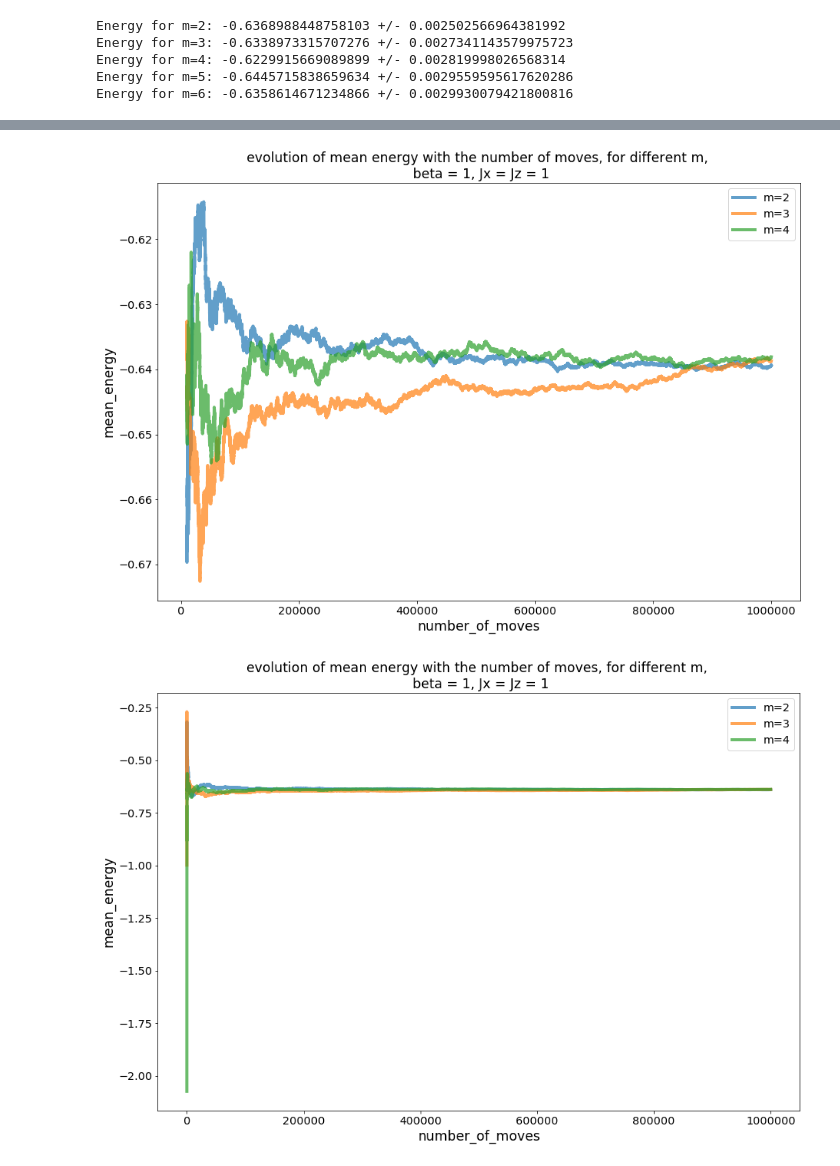
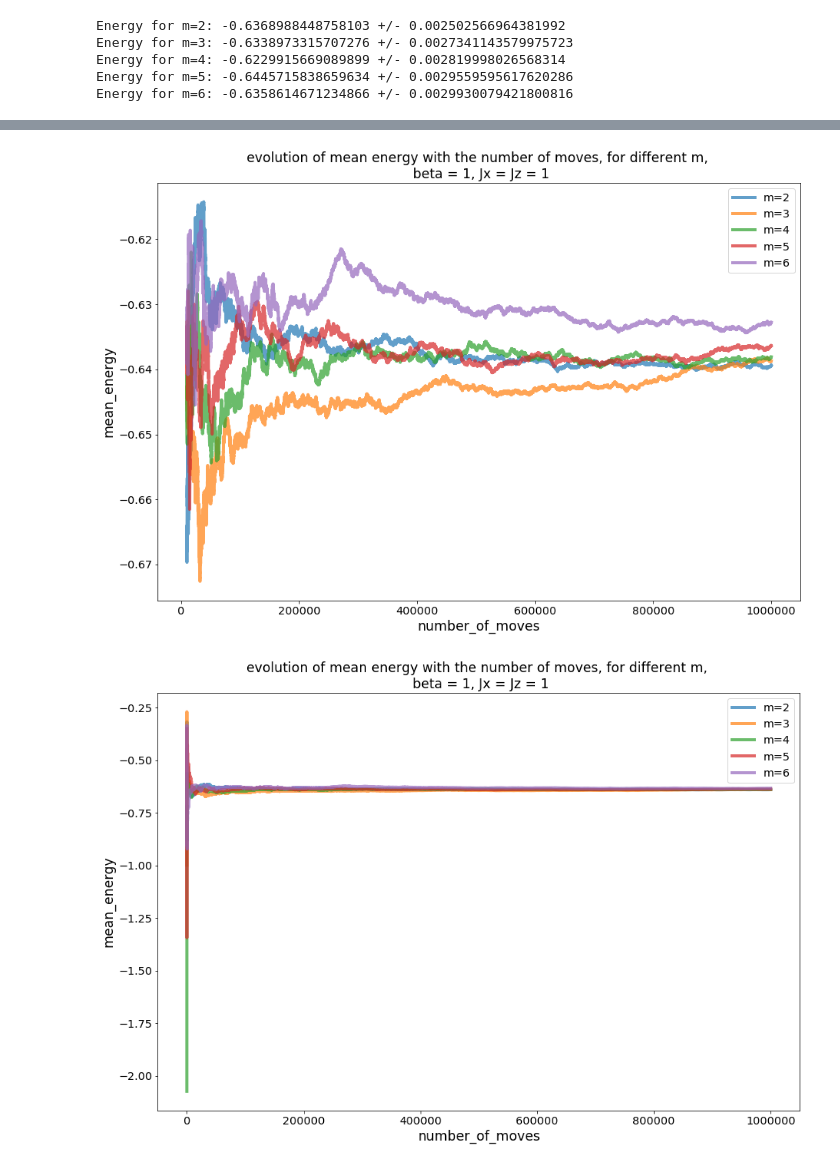
Before and after one commit to barthelemymp/Quantum_MC, a Jupyter notebook: results/local_result.ipynb, the cells around one changed output, grey strips where cells are left out. Saved outputs shown, nothing was run; the diff lists cells and outputs as text; code cells hidden in the pictures.

```diff
--- a/results/local_result.ipynb
+++ b/results/local_result.ipynb
@@ -335,6 +300,6 @@ plt.plot(x, me2)
 # %%
-x = range(1,len(e2)+1)
+x = range(1,len(e2ad)+1)
 xmesure = np.array(x)
 xmove = 10*xmesure
-me3 = np.cumsum(e3)/xmesure
-plt.plot(xmove, me3)
+me3ad = np.cumsum(e3ad)/xmesure
+plt.plot(xmove, me3ad,label = 'm=3')
@@ -341,6 +309,6 @@ plt.plot(xmove, me3)
 # %%
-x = range(1,len(e2)+1)
+x = range(1,len(e2ad)+1)
 xmesure = np.array(x)
 xmove = 10*xmesure
-me4 = np.cumsum(e4)/xmesure
-plt.plot(xmesure, me4)
+me4ad = np.cumsum(e4ad)/xmesure
+plt.plot(xmesure, me4ad,label = 'm=4')
@@ -346,0 +318,6 @@ plt.plot(xmesure, me4)
+# %%
+x = range(1,len(e2ad)+1)
+xmesure = np.array(x)
+xmove = 10*xmesure
+me5ad = np.cumsum(e5ad)/xmesure
+plt.plot(xmesure, me5ad,label = 'm=5')
@@ -346,0 +327,6 @@ plt.plot(xmesure, me4)
+# %%
+x = range(1,len(e2ad)+1)
+xmesure = np.array(x)
+xmove = 10*xmesure
+me6ad = np.cumsum(e6ad)/xmesure
+plt.plot(xmesure, me6ad,label = 'm=6')
@@ -347,30 +336,35 @@ plt.plot(xmesure, me4)
 # %%
 fig = plt.figure(figsize = (15,10))
 x=np.linspace(0,4990,500)
 xmovec=xmove[1000:]
-me2c = me2[1000:]
-me3c = me3[1000:]
-me4c = me4[1000:]
-
+me2cad = me2ad[1000:]
+me3cad = me3ad[1000:]
+me4cad = me4ad[1000:]
+me5cad = me5ad[1000:]
+me6cad = me6ad[1000:]
 
 plt.xlabel('number_of_moves', fontsize = 'xx-large')
 plt.ylabel('mean_energy', fontsize = 'xx-large')
 plt.xticks(fontsize = 'x-large')
 plt.yticks(fontsize = 'x-large')
 plt.title('evolution of mean energy with the number of moves, for different m, \n beta = 1, Jx = Jz = 1', fontsize = 'xx-large')
 
-plt.plot(xmovec, me2c, label = 'm=2',
+plt.plot(xmovec, me2cad, label = 'm=2',
              lw = 4, alpha = 0.7)
-plt.plot(xmovec, me3c, label = 'm=3',
+plt.plot(xmovec, me3cad, label = 'm=3',
              lw = 4, alpha = 0.7)
-plt.plot(xmovec, me4c, label = 'm=4',
+plt.plot(xmovec, me4cad, label = 'm=4',
+             lw = 4, alpha = 0.7)
+plt.plot(xmovec, me5cad, label = 'm=5',
+             lw = 4, alpha = 0.7)
+plt.plot(xmovec, me6cad, label = 'm=6',
              lw = 4, alpha = 0.7)
 
 
 plt.legend(loc = 0, fontsize = 'x-large')
 plt.savefig('mean_energy_evolution_centerd_x=z=1_m2-6_adjusted.png')
 # %% [output]
-[figure, old version]
+[figure, new version]
 # %%
 fig = plt.figure(figsize = (15,10))
 
@@ -383,18 +377,22 @@ plt.xticks(fontsize = 'x-large')
 plt.yticks(fontsize = 'x-large')
 plt.title('evolution of mean energy with the number of moves, for different m, \n beta = 1, Jx = Jz = 1', fontsize = 'xx-large')
 
-plt.plot(xmove, me2, label = 'm=2',
+plt.plot(xmove, me2ad, label = 'm=2',
              lw = 4, alpha = 0.7)
-plt.plot(xmove, me3, label = 'm=3',
+plt.plot(xmove, me3ad, label = 'm=3',
              lw = 4, alpha = 0.7)
-plt.plot(xmove, me4, label = 'm=4',
+plt.plot(xmove, me4ad, label = 'm=4',
+             lw = 4, alpha = 0.7)
+plt.plot(xmove, me5ad, label = 'm=5',
+             lw = 4, alpha = 0.7)
+plt.plot(xmove, me6ad, label = 'm=6',
              lw = 4, alpha = 0.7)
 
 
 plt.legend(loc = 0, fontsize = 'x-large')
 plt.savefig('meanenrgyevolution_x=z=1_m2-6_adjusted.png')
 # %% [output]
-[figure, old version]
+[figure, new version]
 # %%
 
 fig = plt.figure(figsize = (15,10))
```
Also changed, not shown: parts of 15 cells of this notebook, 22 other files.
